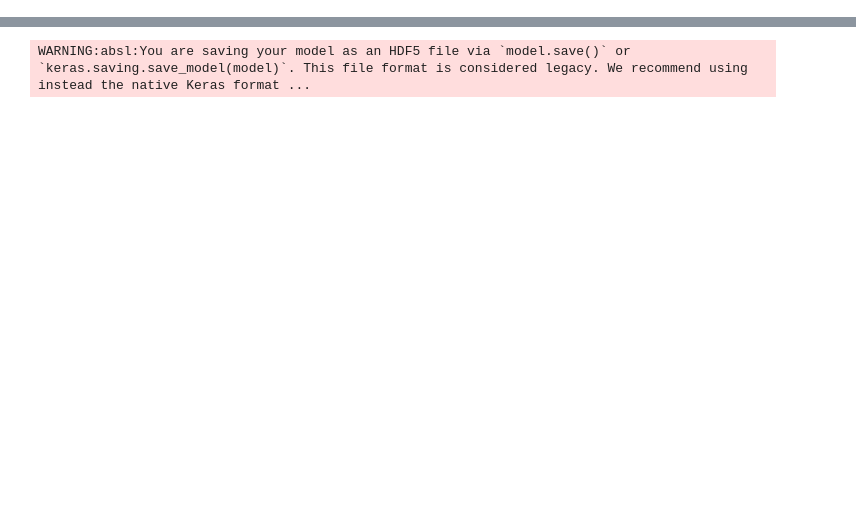
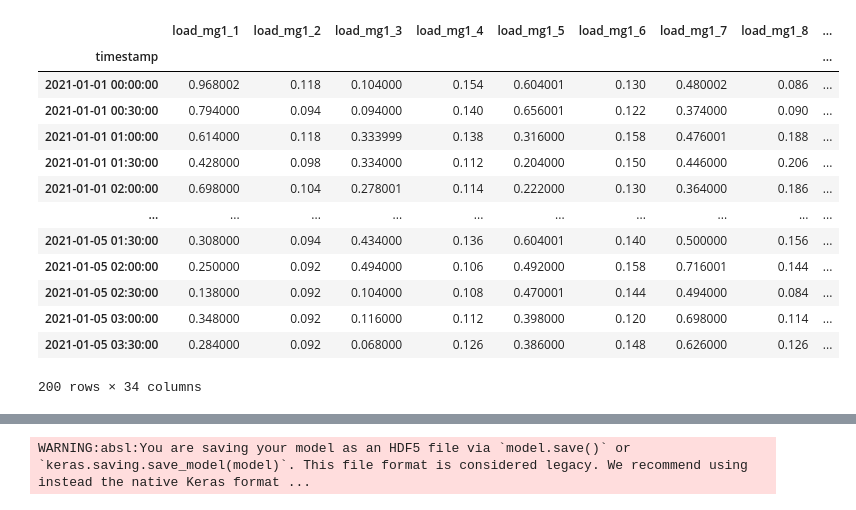
Before and after one commit to cxlanyagege/FEIT-Hackathon-2024, a Jupyter notebook: lstm.ipynb, the cells around one changed output, grey strips where cells are left out. Saved outputs shown, nothing was run; the diff lists cells and outputs as text; code cells hidden in the pictures; blank space fills up the shorter version.

```diff
--- a/lstm.ipynb
+++ b/lstm.ipynb
@@ -9,14 +9,29 @@ import keras
 # %%
 # Load and preprocess the data
 def load_and_preprocess_data(file_path):
     df = pd.read_csv(file_path, parse_dates=['timestamp'])
     df.set_index('timestamp', inplace=True)
 
     # Add some time features
-    df['hour'] = df.index.hour
-    df['day_of_week'] = df.index.dayofweek
-    df['month'] = df.index.month
+    # df['hour'] = df.index.hour
+    # df['day_of_week'] = df.index.dayofweek
+    # df['month'] = df.index.month
     return df
+# %% [output]
+|  | load_mg1_1 | load_mg1_2 | load_mg1_3 | load_mg1_4 | load_mg1_5 | load_mg1_6 | load_mg1_7 | load_mg1_8 | ... |
+| timestamp |  |  |  |  |  |  |  |  | ... |
+| 2021-01-01 00:00:00 | 0.968002 | 0.118 | 0.104000 | 0.154 | 0.604001 | 0.130 | 0.480002 | 0.086 | ... |
+| 2021-01-01 00:30:00 | 0.794000 | 0.094 | 0.094000 | 0.140 | 0.656001 | 0.122 | 0.374000 | 0.090 | ... |
+| 2021-01-01 01:00:00 | 0.614000 | 0.118 | 0.333999 | 0.138 | 0.316000 | 0.158 | 0.476001 | 0.188 | ... |
+| 2021-01-01 01:30:00 | 0.428000 | 0.098 | 0.334000 | 0.112 | 0.204000 | 0.150 | 0.446000 | 0.206 | ... |
+| 2021-01-01 02:00:00 | 0.698000 | 0.104 | 0.278001 | 0.114 | 0.222000 | 0.130 | 0.364000 | 0.186 | ... |
+| ... | ... | ... | ... | ... | ... | ... | ... | ... | ... |
+| 2021-01-05 01:30:00 | 0.308000 | 0.094 | 0.434000 | 0.136 | 0.604001 | 0.140 | 0.500000 | 0.156 | ... |
+| 2021-01-05 02:00:00 | 0.250000 | 0.092 | 0.494000 | 0.106 | 0.492000 | 0.158 | 0.716001 | 0.144 | ... |
+| 2021-01-05 02:30:00 | 0.138000 | 0.092 | 0.104000 | 0.108 | 0.470001 | 0.144 | 0.494000 | 0.084 | ... |
+| 2021-01-05 03:00:00 | 0.348000 | 0.092 | 0.116000 | 0.112 | 0.398000 | 0.120 | 0.698000 | 0.114 | ... |
+| 2021-01-05 03:30:00 | 0.284000 | 0.092 | 0.068000 | 0.126 | 0.386000 | 0.148 | 0.626000 | 0.126 | ... |
+200 rows × 34 columns
 # %%
 # Create sequences for LSTM input
 def create_sequences(data, sequence_length):
```
Also changed, not shown: parts of 2 cells of this notebook, 2 other files.
